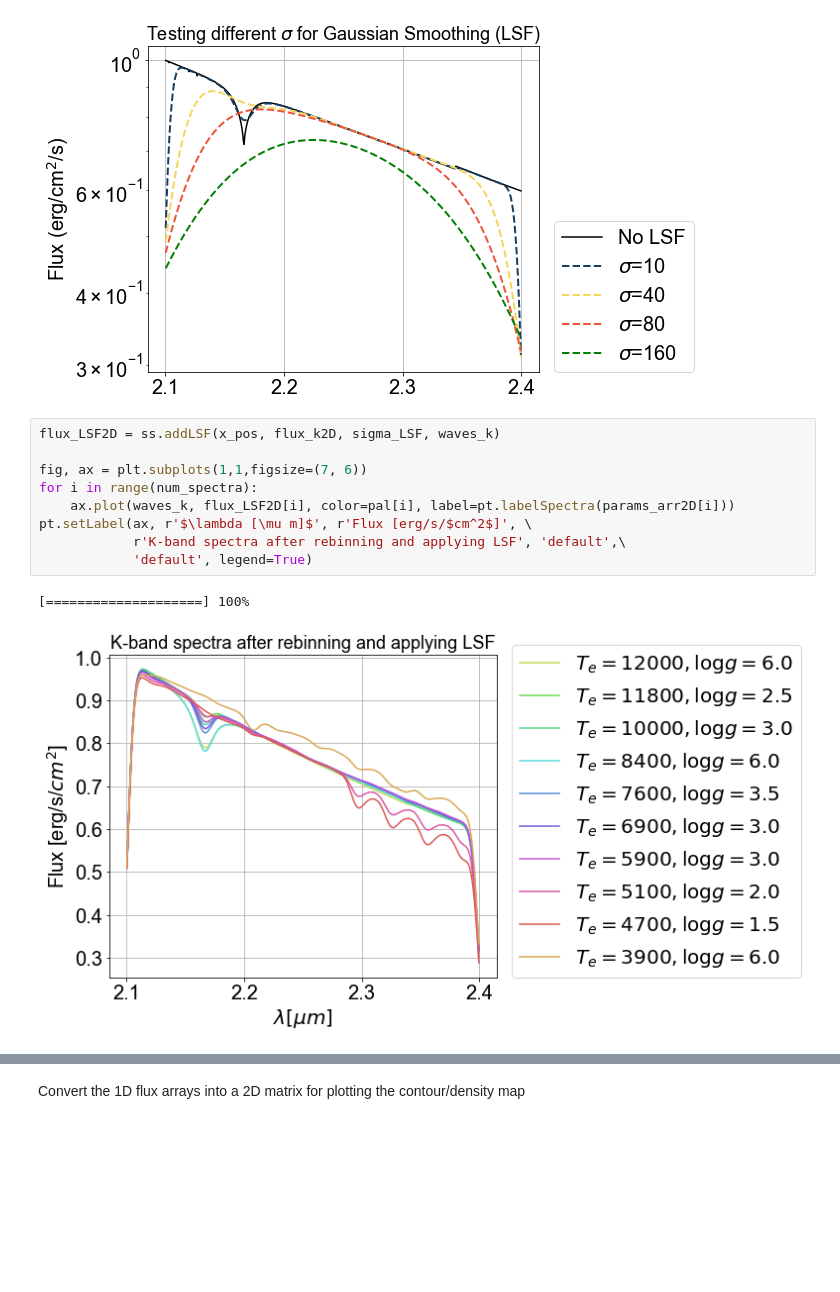
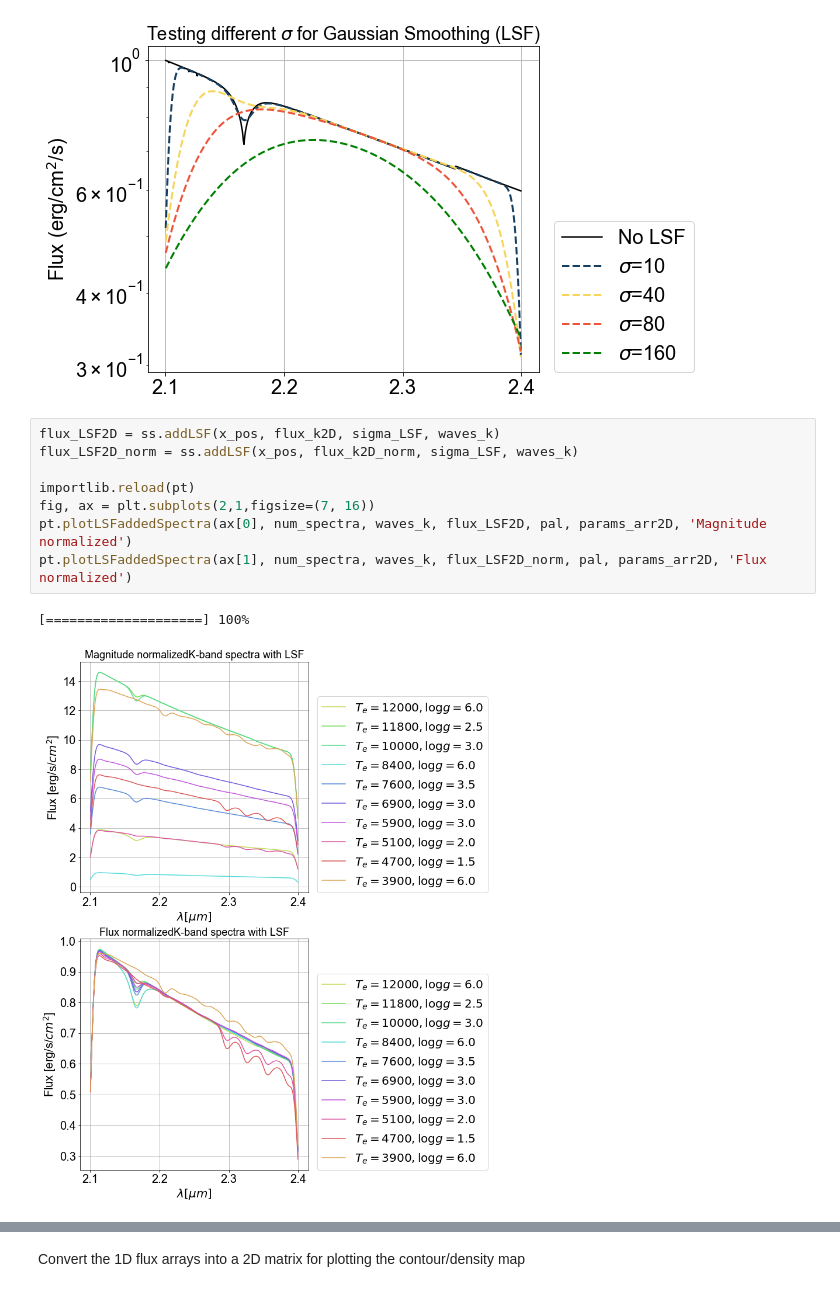
Before and after one commit to SoumyaShreeram/Slitless_spectroscopy, a Jupyter notebook: 01_Simulating_Spectra.ipynb, the cells around one changed output, grey strips where cells are left out. Cells and saved outputs as stored; diff of their text form; blank space fills up the shorter version.

```diff
--- a/01_Simulating_Spectra.ipynb
+++ b/01_Simulating_Spectra.ipynb
@@ -230,18 +237,17 @@ pt.plotDifferentGaussianLSFs(ax, flux_k2D, waves_k, sigma_LSF_arr, \
                              colors, 'default', 'default')
 # %% [output]
 [figure]
-# %%
-flux_LSF2D = ss.addLSF(x_pos, flux_k2D, sigma_LSF, waves_k)
-
-fig, ax = plt.subplots(1,1,figsize=(7, 6))
-for i in range(num_spectra):
-    ax.plot(waves_k, flux_LSF2D[i], color=pal[i], label=pt.labelSpectra(params_arr2D[i]))
-pt.setLabel(ax, r'$\lambda [\mu m]$', r'Flux [erg/s/$cm^2$]', \
-            r'K-band spectra after rebinning and applying LSF', 'default',\
-            'default', legend=True)
-# %% [output]
-[====================] 100%
-[figure, removed]
+# %%
+flux_LSF2D = ss.addLSF(x_pos, flux_k2D, sigma_LSF, waves_k)
+flux_LSF2D_norm = ss.addLSF(x_pos, flux_k2D_norm, sigma_LSF, waves_k)
+
+importlib.reload(pt)
+fig, ax = plt.subplots(2,1,figsize=(7, 16))
+pt.plotLSFaddedSpectra(ax[0], num_spectra, waves_k, flux_LSF2D, pal, params_arr2D, 'Magnitude normalized')
+pt.plotLSFaddedSpectra(ax[1], num_spectra, waves_k, flux_LSF2D_norm, pal, params_arr2D, 'Flux normalized')
+# %% [output]
+[====================] 100%
+[figure, added]
 # %%
 # save these spectra with lsf
 np.save('Data/flux_K2D_LSF.npy', flux_LSF2D)
```
Also changed, not shown: parts of 7 cells of this notebook, 5 other files.
